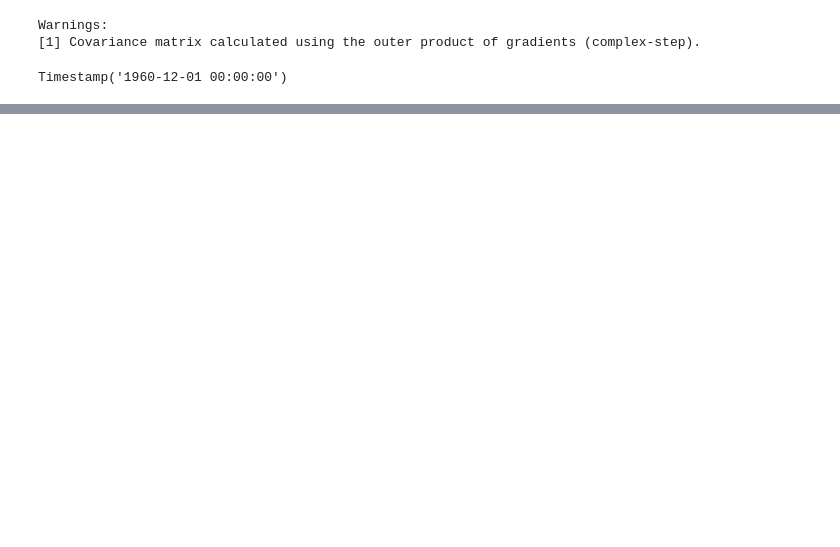
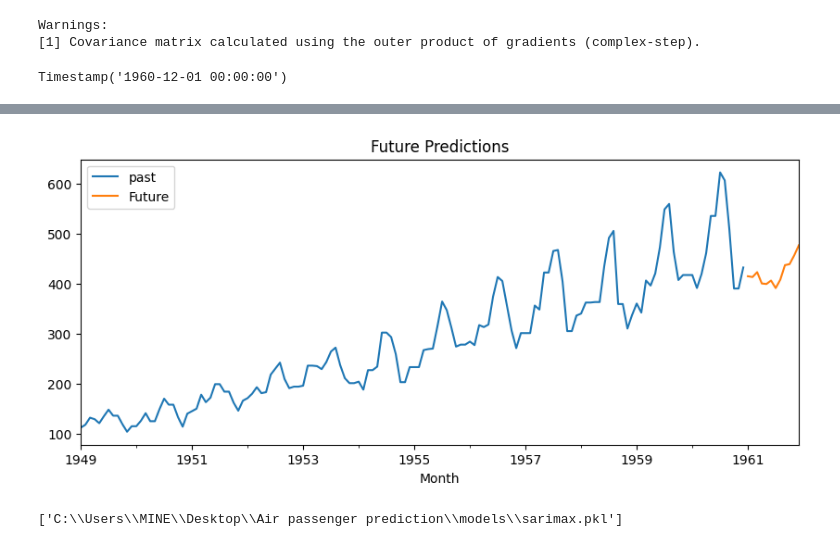
Before and after one commit to iamblack08/Air-passenger-prediction, a Jupyter notebook: sarimax.ipynb, the cells around one changed output, grey strips where cells are left out. Cells and saved outputs as stored; diff of their text form; code cells hidden in the pictures; blank space fills up the shorter version.

```diff
--- a/sarimax.ipynb
+++ b/sarimax.ipynb
@@ -359,7 +359,7 @@ last_date
 # %% [output]
 Timestamp('1960-12-01 00:00:00')
 # %%
-period= 24
+period= 12
 
 future_dates= pd.date_range(
   start=last_date + pd.DateOffset(months=1),
@@ -386,0 +444,4 @@ last_value
+# %%
+history = df["#Passengers"].ffill()
+
+future_exog, forecast = build_exog_row(final_model, history, future_data)
@@ -386,0 +457,14 @@ last_value
+# %%
+plt.figure(figsize=(10,4))
+df['#Passengers'].ffill().plot(label='past')
+forecast.plot(label='Future')
+
+plt.legend()
+plt.title('Future Predictions')
+plt.show()
+# %% [output]
+[figure, added]
+# %%
+joblib.dump(final_model, r'C:\Users\MINE\Desktop\Air passenger prediction\models\sarimax.pkl')
+# %% [output]
+['C:\\Users\\MINE\\Desktop\\Air passenger prediction\\models\\sarimax.pkl']
```
Also changed, not shown: parts of 8 cells of this notebook, 3 other files.
